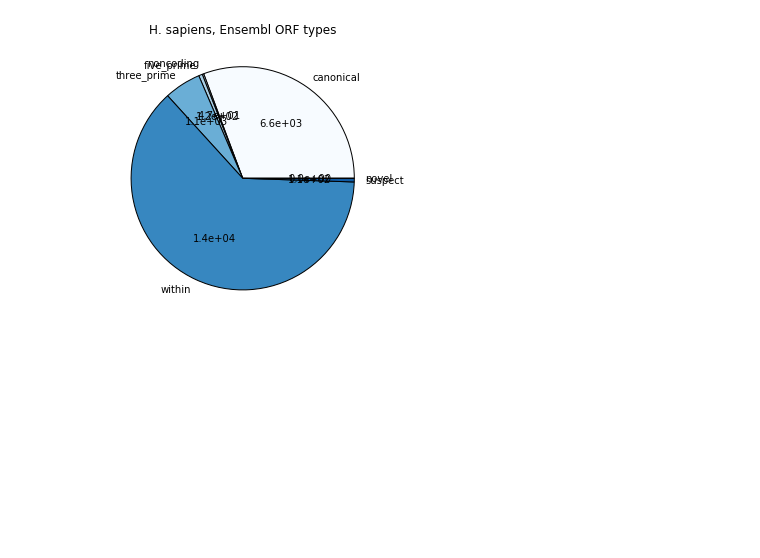
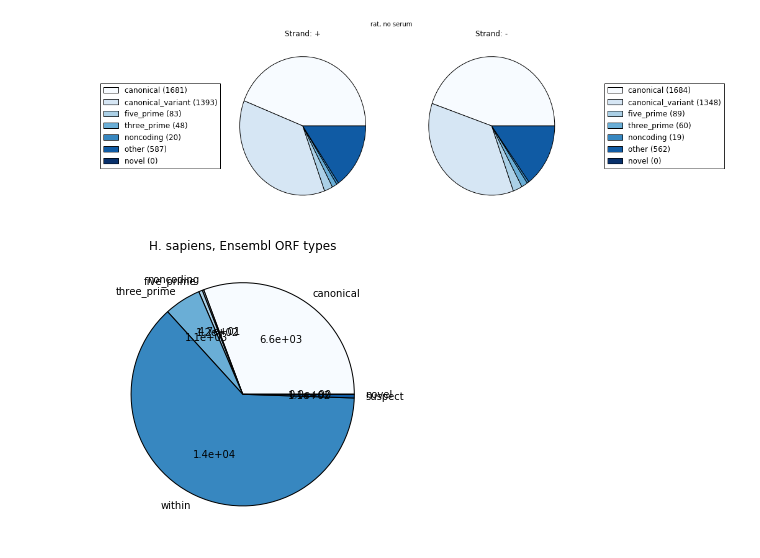
Before and after one commit to dieterich-lab/rp-bp, a Jupyter notebook: notebooks/rpbp-predictions/create-orf-type-pie-chart.ipynb, the cells around one changed output. Saved outputs shown, nothing was run; the diff lists cells and outputs as text; code cells hidden in the pictures; blank space fills up the shorter version.

```diff
--- a/notebooks/rpbp-predictions/create-orf-type-pie-chart.ipynb
+++ b/notebooks/rpbp-predictions/create-orf-type-pie-chart.ipynb
@@ -10,3 +11,81 @@ import riboutils.ribo_utils as ribo_utils
+# %%
+def get_orf_label_counts(counts, orf_label):
+    orf_types = ribo_utils.orf_type_labels_mapping[orf_label]
+    orf_label_counts = np.sum(counts[orf_types])
+
+    if np.isnan(orf_label_counts):
+        orf_label_counts = 0
+    return orf_label_counts
+# %%
+#orfs_file = "/prj/shirin-riboseq/RPF/orf-predictions/rat.serum.nrvm-unique.length-21-22-23-24-25-26-27-28-29.offset-12-12-12-12-9-9-12-12-12.predicted-orfs.bed.gz"
+#image_file = "/prj/shirin-riboseq/RPF/orf-predictions/plots/rat.serum.nrvm-unique.length-21-22-23-24-25-26-27-28-29.offset-12-12-12-12-9-9-12-12-12.predicted-orfs.orf-types.pdf"
+
+orfs_file = "/prj/shirin-riboseq/RPF/orf-predictions/rat.no-serum.nrvm-unique.length-26-29.offset-12-12.predicted-orfs.bed.gz"
+image_file = "/prj/shirin-riboseq/RPF/orf-predictions/plots/rat.no-serum.nrvm-unique.length-26-29.offset-12-12.predicted-orfs.orf-types.pdf"
+use_groups = True
+title = "rat, no serum"
+# %%
+
+orfs = bio.read_bed(orfs_file)
+
+strands = ['+', '-']
+fracs = []
+labels = []
+for strand in ['+', '-']:
+    m_strand = orfs['strand'] == strand
+    orf_type_groups = orfs[m_strand].groupby('orf_type')
+    counts = orf_type_groups.size()
+
+    if use_groups:
+        lab = ribo_utils.orf_type_labels
+        fr = [get_orf_label_counts(counts, l) for l in lab]
+    else:
+        fr = counts.values
+        lab = np.array(counts.index)
+
+    lab = ["{} ({})".format(l,f) for l,f in zip(lab, fr)]
+
+    fracs.append(fr)
+    labels.append(lab)
+
+fig, axes = plt.subplots(ncols=2, figsize=(10,5))
+
+cmap = plt.cm.Blues
+colors = cmap(np.linspace(0., 1., len(labels[0])))
+
+# forward strand ORFs
+
+extra_artists = []
+if sum(fracs[0]) > 0:
+    patches, texts = axes[0].pie(fracs[0], colors=colors)
+    lgd = axes[0].legend(patches, labels[0], loc="center right", bbox_to_anchor=(0,0.5))
+    axes[0].set_title("Strand: {}".format(strands[0]))
+
+    extra_artists.append(lgd)
+else:
+    title = "Strand: {}. No ORFs".format(strands[0])
+    axes[0].set_title(title)
+    axes[0].set_axis_off()
+
+# reverse strand ORFs
+if sum(fracs[1]) > 0:
+    patches, texts = axes[1].pie(fracs[1], colors=colors)
+    lgd = axes[1].legend(patches, labels[1], loc="center right", bbox_to_anchor=(2.0,0.5))
+    axes[1].set_title("Strand: {}".format(strands[1]))
+    extra_artists.append(lgd)
+else:
+    title = "Strand: {}. No ORFs".format(strands[1])
+    axes[1].set_title(title)
+    axes[1].set_axis_off()
+
+if len(title) > 0:
+    sup = fig.suptitle(title)
+    extra_artists.append(sup)
+
+if image_file is not None:
+    fig.savefig(image_file, bbox_extra_artists=extra_artists, bbox_inches='tight')
+# %% [output]
+[figure, added]
 # %%
 #orfs_file = "/data/projects/departments/Christoph_Dieterich/riboseq/caenorhabditis_elegans/WBcel235_79/transcript-index/WBcel235.79.genomic-orfs.aug-only.bed.gz"
 #orfs_file = "/data/projects/departments/Christoph_Dieterich/riboseq/homo_sapiens/gencode.v19/transcript-index/gencode-v19.genomic-orfs.aug-only.bed.gz"
```
Also changed, not shown: parts of 2 cells of this notebook.
